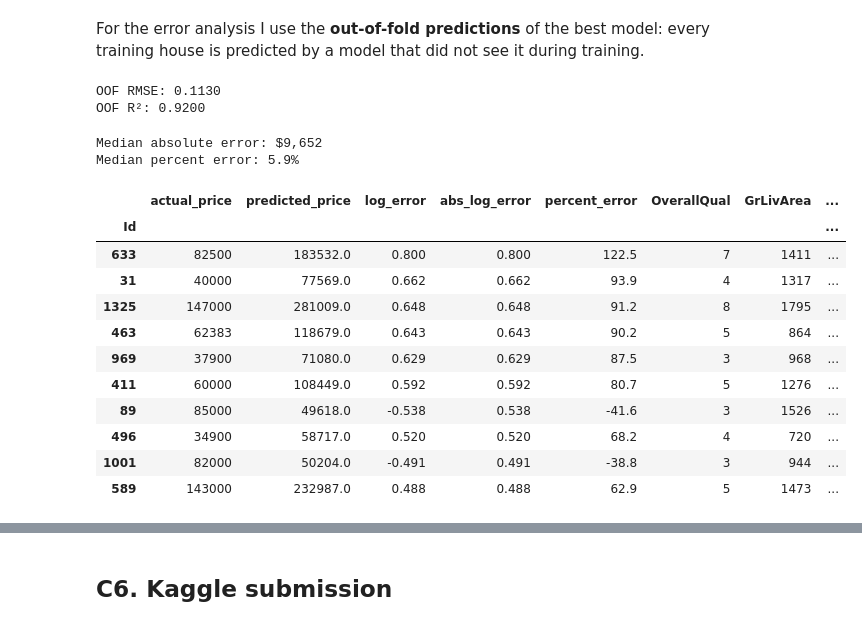
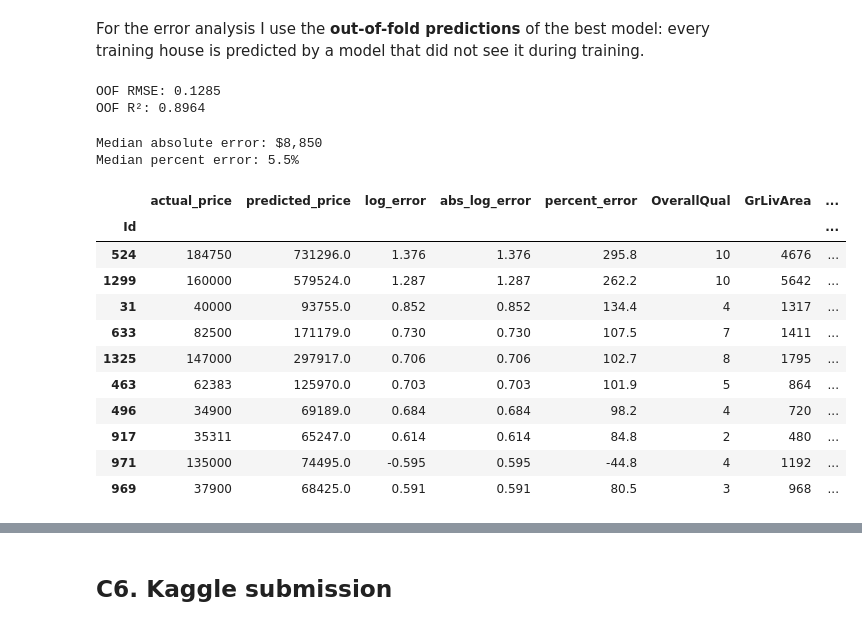
Before and after one commit to barxudaryangor/house-prices-gor-barkhudaryan, a Jupyter notebook: notebooks/02_Models.ipynb, the cells around one changed output, grey strips where cells are left out. Cells and saved outputs as stored; diff of their text form; code cells hidden in the pictures.

```diff
--- a/notebooks/02_Models.ipynb
+++ b/notebooks/02_Models.ipynb
@@ -48,6 +52,6 @@ from sklearn.model_selection import KFold
 
 cv = KFold(n_splits=5, shuffle=True, random_state=42)
 
-for fold, (train_idx, val_idx) in enumerate(cv.split(X), start=1):
+for fold, (train_idx, val_idx) in enumerate(cv.split(X_train), start=1):
     print(f"Fold {fold}: train = {len(train_idx)}, validation = {len(val_idx)}")
 # %% [output]
@@ -95,5 +88,0 @@ def add_result(model_name, stage, fold_rmse, params="-"):
-# %%
-from sklearn.dummy import DummyRegressor
-
-baseline_rmse, _ = evaluate(DummyRegressor(strategy="mean"))
-add_result("Baseline", "mean price", baseline_rmse)
@@ -299,11 +459,21 @@ CV RMSE: 0.1128 ± 0.0067
 # %%
+from sklearn.base import clone
+
 tuned_models = {
-    "Ridge": ridge_search.best_estimator_,
-    "Lasso": lasso_search.best_estimator_,
-    "Gradient Boosting": boosting_search.best_estimator_,
+    "Ridge": make_pipeline(StandardScaler(), Ridge(alpha=best_ridge_alpha)),
+    "Lasso": make_pipeline(StandardScaler(), Lasso(alpha=best_lasso_alpha, max_iter=50000)),
+    "Gradient Boosting": GradientBoostingRegressor(
+        n_estimators=best_n_estimators,
+        learning_rate=best_learning_rate,
+        max_depth=best_max_depth,
+        subsample=0.8,
+        random_state=42,
+    ),
 }
 best_model = tuned_models[winner["model"]]
 
-lasso_coefficients = lasso_search.best_estimator_[-1].coef_
-print("Lasso keeps", (lasso_coefficients != 0).sum(), "of", len(lasso_coefficients), "features")
+lasso = clone(tuned_models["Lasso"])
+lasso.fit(X_train, y_train)
+lasso_coefficients = lasso[-1].coef_
+print("Tuned Lasso keeps", (lasso_coefficients != 0).sum(), "of", len(lasso_coefficients), "features")
 # %% [output]
@@ -322,49 +495,54 @@ Lasso keeps 76 of 260 features
 For the error analysis I use the **out-of-fold predictions** of the best model: every training house is
 predicted by a model that did not see it during training.
 # %%
-from sklearn.base import clone
 from sklearn.metrics import r2_score
 
-best_fold_rmse, oof_predictions = evaluate(clone(best_model))
+oof_predictions = np.zeros(len(X_train))
 
-print(f"OOF RMSE: {root_mean_squared_error(y, oof_predictions):.4f}")
-print(f"OOF R²: {r2_score(y, oof_predictions):.4f}")
+for train_idx, val_idx in cv.split(X_train):
+    model = clone(best_model)
+    model.fit(X_train.iloc[train_idx], y_train.iloc[train_idx])
+
+    oof_predictions[val_idx] = model.predict(X_train.iloc[val_idx])
+
+print(f"OOF RMSE: {root_mean_squared_error(y_train, oof_predictions):.4f}")
+print(f"OOF R²: {r2_score(y_train, oof_predictions):.4f}")
 # %% [output]
-OOF RMSE: 0.1130
-OOF R²: 0.9200
+OOF RMSE: 0.1285
+OOF R²: 0.8964
 # %%
 raw_train = pd.read_csv("../data/raw/train.csv")
 
 errors = pd.DataFrame({
     "Id": train_processed["Id"],
     "actual_price": train_processed["SalePrice"],
     "predicted_price": np.expm1(oof_predictions).round(0),
-    "log_error": oof_predictions - y,
+    "log_error": oof_predictions - y_train,
 })
 errors["abs_log_error"] = errors["log_error"].abs()
 errors["percent_error"] = (100 * (errors["predicted_price"] / errors["actual_price"] - 1)).round(1)
 errors = errors.merge(raw_train[["Id", "OverallQual", "GrLivArea", "Neighborhood", "SaleCondition"]], on="Id")
 
 print(f"Median absolute error: ${(errors['predicted_price'] - errors['actual_price']).abs().median():,.0f}")
 print(f"Median percent error: {errors['percent_error'].abs().median():.1f}%")
 
 largest_errors = errors.sort_values("abs_log_error", ascending=False).head(10)
 largest_errors.set_index("Id").round(3)
 # %% [output]
-Median absolute error: $9,652
-Median percent error: 5.9%
+Median absolute error: $8,850
+Median percent error: 5.5%
 |  | actual_price | predicted_price | log_error | abs_log_error | percent_error | OverallQual | GrLivArea | ... |
 | Id |  |  |  |  |  |  |  | ... |
-| 633 | 82500 | 183532.0 | 0.800 | 0.800 | 122.5 | 7 | 1411 | ... |
-| 31 | 40000 | 77569.0 | 0.662 | 0.662 | 93.9 | 4 | 1317 | ... |
-| 1325 | 147000 | 281009.0 | 0.648 | 0.648 | 91.2 | 8 | 1795 | ... |
-| 463 | 62383 | 118679.0 | 0.643 | 0.643 | 90.2 | 5 | 864 | ... |
-| 969 | 37900 | 71080.0 | 0.629 | 0.629 | 87.5 | 3 | 968 | ... |
-| 411 | 60000 | 108449.0 | 0.592 | 0.592 | 80.7 | 5 | 1276 | ... |
-| 89 | 85000 | 49618.0 | -0.538 | 0.538 | -41.6 | 3 | 1526 | ... |
-| 496 | 34900 | 58717.0 | 0.520 | 0.520 | 68.2 | 4 | 720 | ... |
-| 1001 | 82000 | 50204.0 | -0.491 | 0.491 | -38.8 | 3 | 944 | ... |
-| 589 | 143000 | 232987.0 | 0.488 | 0.488 | 62.9 | 5 | 1473 | ... |
+| 524 | 184750 | 731296.0 | 1.376 | 1.376 | 295.8 | 10 | 4676 | ... |
+| 1299 | 160000 | 579524.0 | 1.287 | 1.287 | 262.2 | 10 | 5642 | ... |
+| 31 | 40000 | 93755.0 | 0.852 | 0.852 | 134.4 | 4 | 1317 | ... |
+| 633 | 82500 | 171179.0 | 0.730 | 0.730 | 107.5 | 7 | 1411 | ... |
+| 1325 | 147000 | 297917.0 | 0.706 | 0.706 | 102.7 | 8 | 1795 | ... |
+| 463 | 62383 | 125970.0 | 0.703 | 0.703 | 101.9 | 5 | 864 | ... |
+| 496 | 34900 | 69189.0 | 0.684 | 0.684 | 98.2 | 4 | 720 | ... |
+| 917 | 35311 | 65247.0 | 0.614 | 0.614 | 84.8 | 2 | 480 | ... |
+| 971 | 135000 | 74495.0 | -0.595 | 0.595 | -44.8 | 4 | 1192 | ... |
+| 969 | 37900 | 68425.0 | 0.591 | 0.591 | 80.5 | 3 | 968 | ... |
 # %%
 fig, axes = plt.subplots(1, 2, figsize=(13, 5))
 
```
Also changed, not shown: parts of 48 cells of this notebook, 9 other files.
